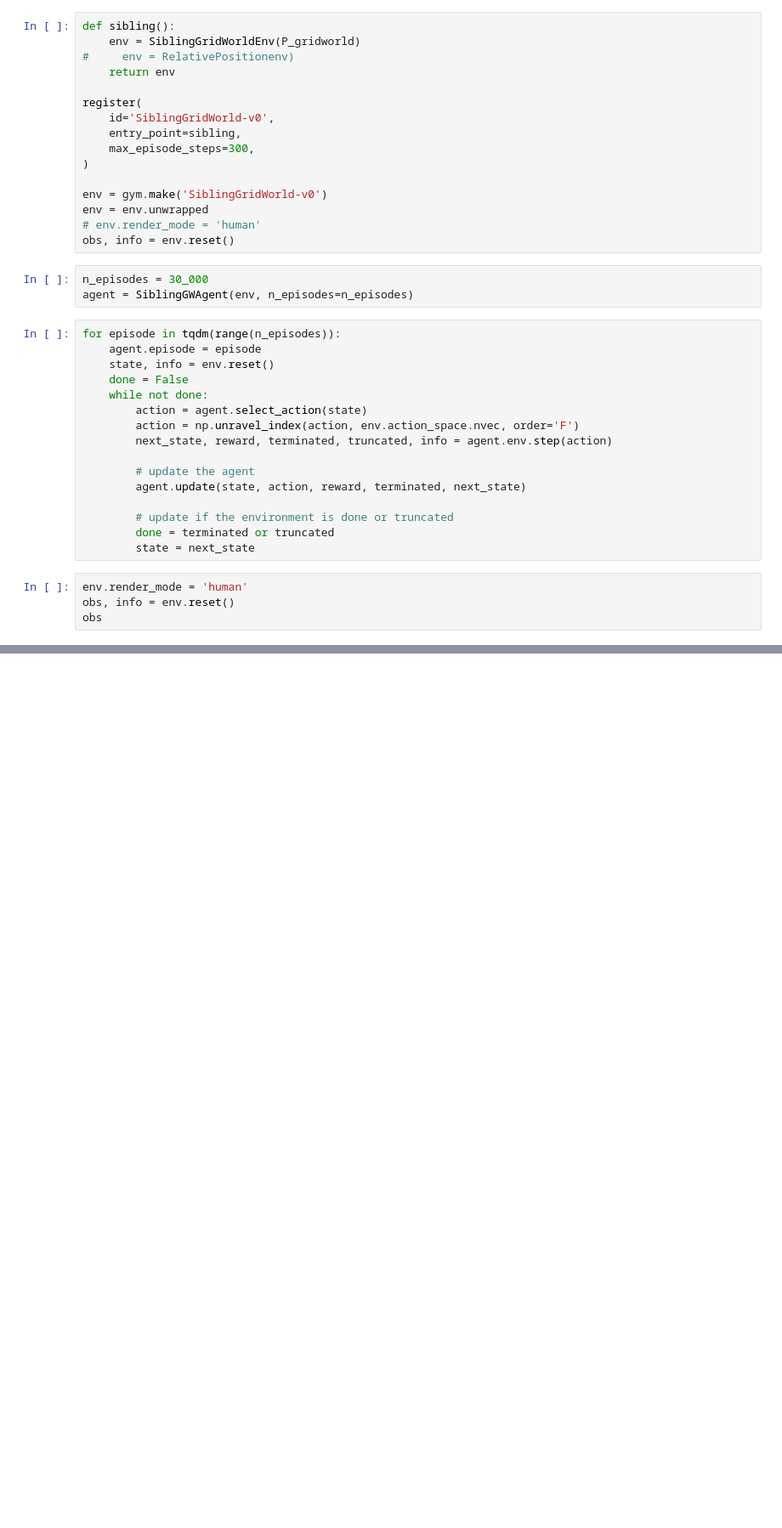
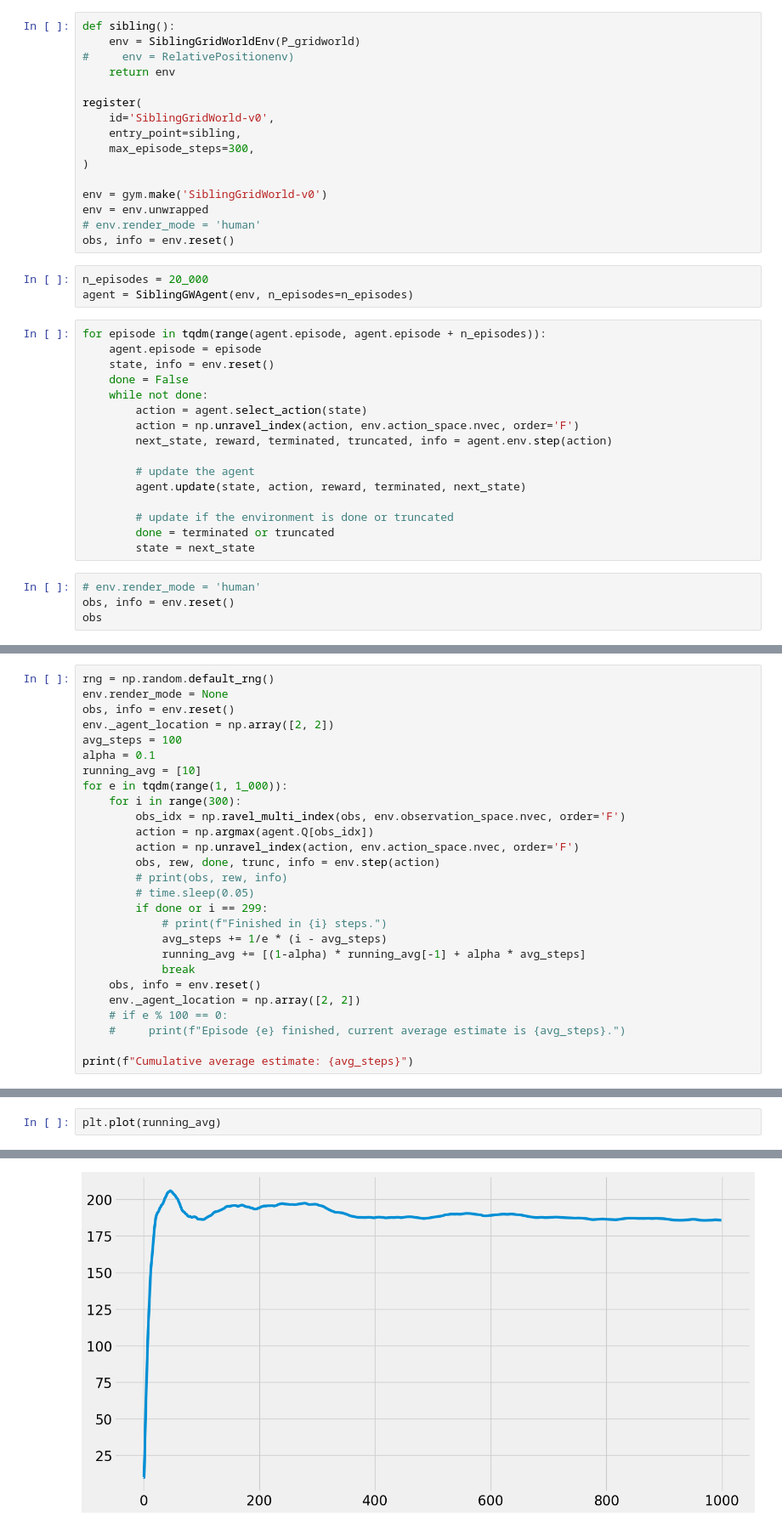
Before and after one commit to Symplectomorphism/miscellaneous, a Jupyter notebook: dolambac/simulation/sibling_q_learning.ipynb, the cells around one changed output, grey strips where cells are left out. Shown at 85% size. Cells and saved outputs as stored; diff of their text form; blank space fills up the shorter version.

```diff
--- a/dolambac/simulation/sibling_q_learning.ipynb
+++ b/dolambac/simulation/sibling_q_learning.ipynb
@@ -53,10 +53,10 @@ env = env.unwrapped
 # env.render_mode = 'human'
 obs, info = env.reset()
 # %%
-n_episodes = 30_000
+n_episodes = 20_000
 agent = SiblingGWAgent(env, n_episodes=n_episodes)
 # %%
-for episode in tqdm(range(n_episodes)):
+for episode in tqdm(range(agent.episode, agent.episode + n_episodes)):
     agent.episode = episode
     state, info = env.reset()
     done = False
@@ -72,7 +72,7 @@ for episode in tqdm(range(n_episodes)):
         done = terminated or truncated
         state = next_state
 # %%
-env.render_mode = 'human'
+# env.render_mode = 'human'
 obs, info = env.reset()
 obs
 # %% [output]
@@ -79,0 +80,27 @@ array([ 1,  2, 17])
+# %%
+rng = np.random.default_rng()
+env.render_mode = None
+obs, info = env.reset()
+env._agent_location = np.array([2, 2])
+avg_steps = 100
+alpha = 0.1
+running_avg = [10]
+for e in tqdm(range(1, 1_000)):
+    for i in range(300):
+        obs_idx = np.ravel_multi_index(obs, env.observation_space.nvec, order='F')
+        action = np.argmax(agent.Q[obs_idx])
+        action = np.unravel_index(action, env.action_space.nvec, order='F')
+        obs, rew, done, trunc, info = env.step(action)
+        # print(obs, rew, info)
+        # time.sleep(0.05)
+        if done or i == 299:
+            # print(f"Finished in {i} steps.")
+            avg_steps += 1/e * (i - avg_steps)
+            running_avg += [(1-alpha) * running_avg[-1] + alpha * avg_steps]
+            break
+    obs, info = env.reset()
+    env._agent_location = np.array([2, 2])
+    # if e % 100 == 0:
+    #     print(f"Episode {e} finished, current average estimate is {avg_steps}.")
+
+print(f"Cumulative average estimate: {avg_steps}")
@@ -79,0 +109,3 @@ array([ 1,  2, 17])
+# %%
+plt.plot(running_avg)
+# %% [output]
@@ -79,0 +113 @@ array([ 1,  2, 17])
+[figure, added]
```
Also changed, not shown: parts of 6 cells of this notebook, 4 other files.
